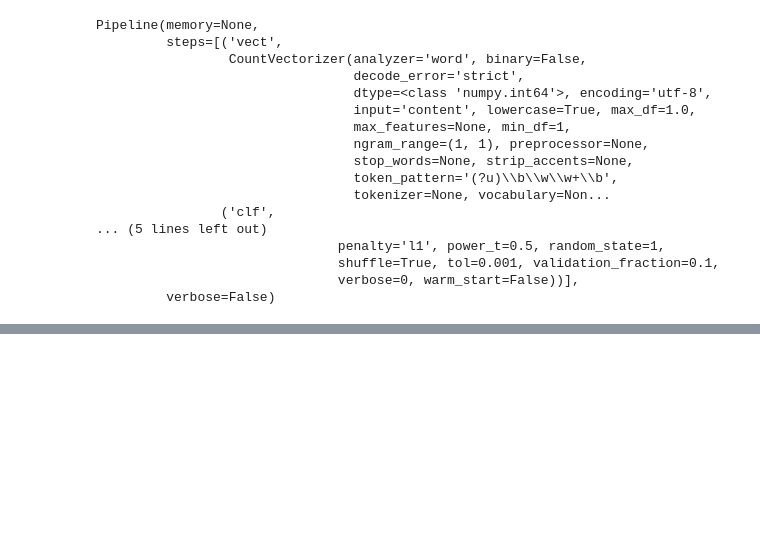
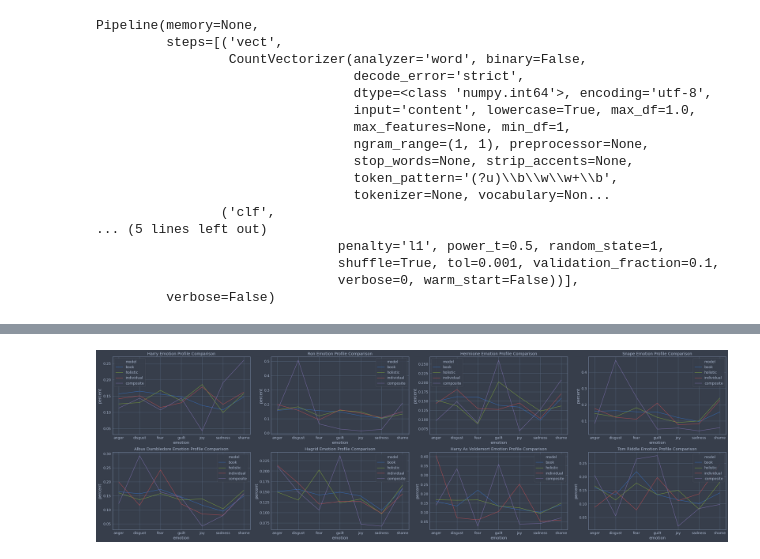
Before and after one commit to RyanStonebraker/lucidDream, a Jupyter notebook: notebooks/Lucid Dream.ipynb, the cells around one changed output, grey strips where cells are left out. Cells and saved outputs as stored; diff of their text form; code cells hidden in the pictures; blank space fills up the shorter version.

```diff
--- a/notebooks/Lucid Dream.ipynb
+++ b/notebooks/Lucid Dream.ipynb
@@ -326,0 +362,17 @@ Pipeline(memory=None,
+# %%
+character_top_words = {}
+for character in character_list:
+    if "_" in character:
+        continue
+    cleaned_text = [clean_text(text, " ".join(harry_potter_df.character.unique().tolist()), length=2) for text in harry_potter_df[harry_potter_df.character == character]["statement"].tolist()]
+
+    count_vectorizer = CountVectorizer()
+    training_counts = count_vectorizer.fit_transform(cleaned_text)
+    bag_of_words = count_vectorizer.transform(cleaned_text)
+
+    tfidf_transformer.fit(bag_of_words)
+    df_idf = pd.DataFrame(tfidf_transformer.idf_, index=count_vectorizer.get_feature_names(),columns=["idf_weights"])
+    df_idf.index.name = character
+    character_top_words[character] = df_idf.sort_values(by=['idf_weights']).head(15)
+
+display_dataframes_inline(*[df for _, df in character_top_words.items()])
@@ -382,0 +493,7 @@ pd.DataFrame({"character": character_list, "book_similarity": similarity_list})
+# %%
+def convert_profile(profile, name):
+    generated = profile.reset_index()
+    generated.rename(columns = {"index": "emotion"}, inplace = True)
+    generated.percent = generated.percent.apply(pd.to_numeric)
+    generated["model"] = name
+    return generated
@@ -382,0 +503,22 @@ pd.DataFrame({"character": character_list, "book_similarity": similarity_list})
+# %%
+fig, ax = plt.subplots(2,4, figsize=(32,10))
+fig.tight_layout(pad=3.0)
+for i, character in enumerate(character_list):
+
+    expected = convert_profile(expected_profiles[character if "_" not in character else character[character.rfind("_")+1:].replace("voldemort", "tom riddle")], "book")
+    holistic = convert_profile(holistic_profiles[character], "holistic")
+    individual = convert_profile(individual_profiles[character], "individual")
+    composite = convert_profile(composite_profiles[character], "composite")
+
+    df = pd.concat([expected, holistic, individual, composite])
+
+    profile_chart = sns.lineplot(
+        x="emotion",
+        y="percent",
+        hue="model",
+        data=df,
+        legend="full",
+        ax=ax[int(i/4)][i%4]
+    ).set_title(f"{' '.join([name.capitalize() for name in re.split(r'[ _]', character)])} Emotion Profile Comparison")
+# %% [output]
+[figure, added]
```
Also changed, not shown: parts of 20 cells of this notebook, 10 other files.
